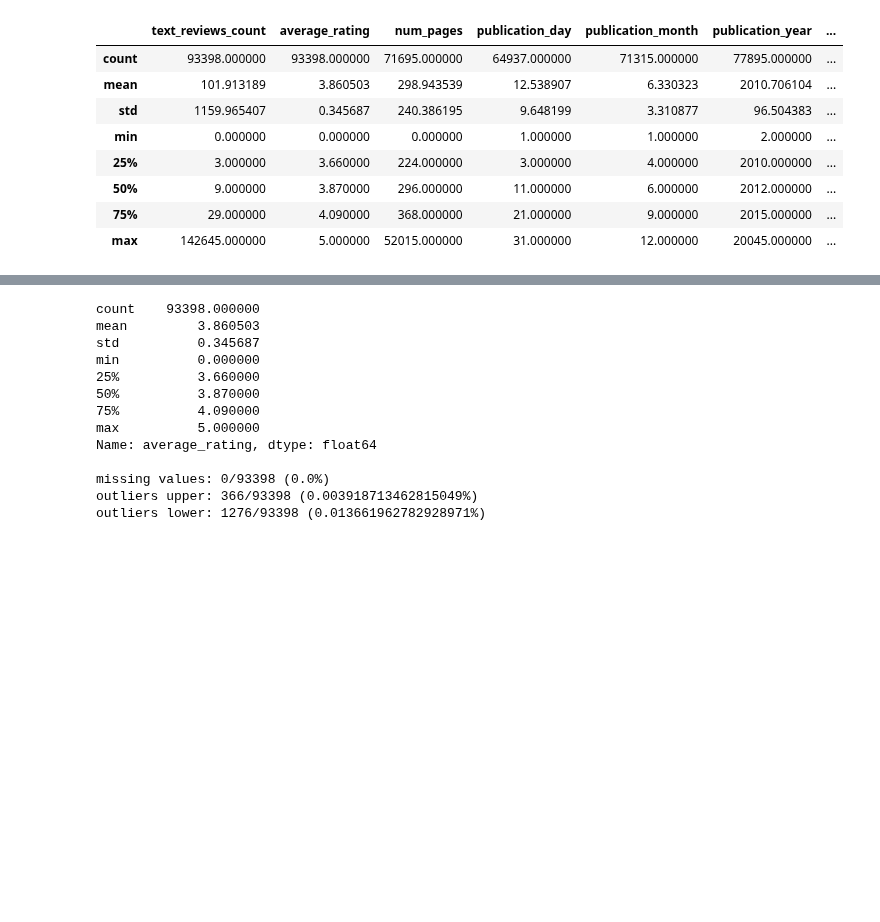
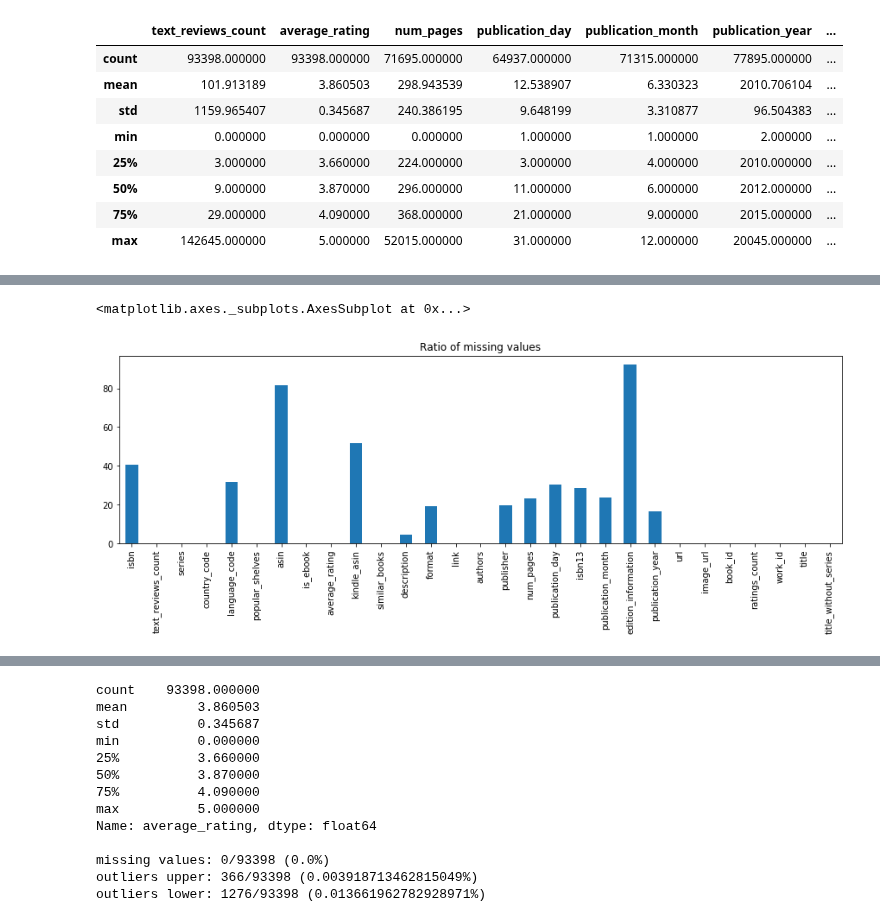
Before and after one commit to Pomichal/oznal-project, a Jupyter notebook: notebooks/DataAnalysis.ipynb, the cells around one changed output, grey strips where cells are left out. Saved outputs shown, nothing was run; the diff lists cells and outputs as text; code cells hidden in the pictures; blank space fills up the shorter version.

```diff
--- a/notebooks/DataAnalysis.ipynb
+++ b/notebooks/DataAnalysis.ipynb
@@ -35,0 +72,6 @@ books.describe()
+# %%
+plt.figure(figsize=(15,4))
+books.isna().sum().map(lambda x: (x / books.shape[0])* 100).plot(kind='bar',title = 'Ratio of missing values')
+# %% [output]
+<matplotlib.axes._subplots.AxesSubplot at 0x...>
+[figure, added]
```
Also changed, not shown: parts of 15 cells of this notebook, 2 other files.
